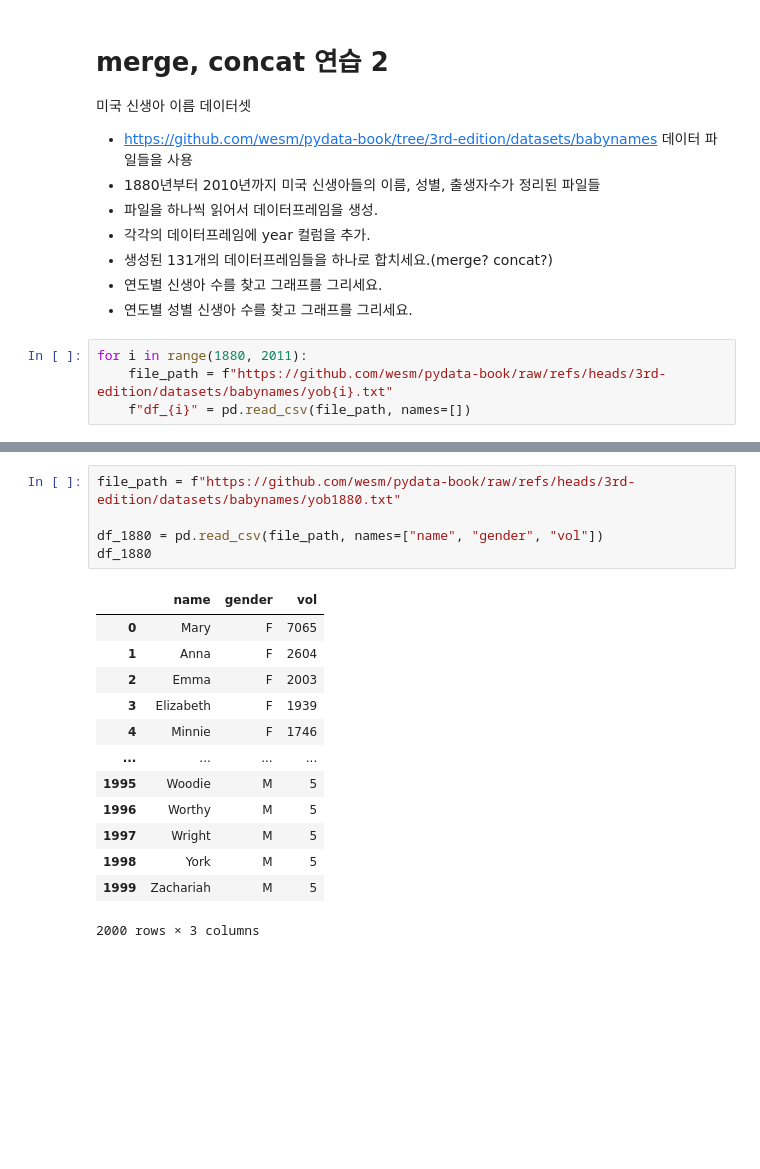
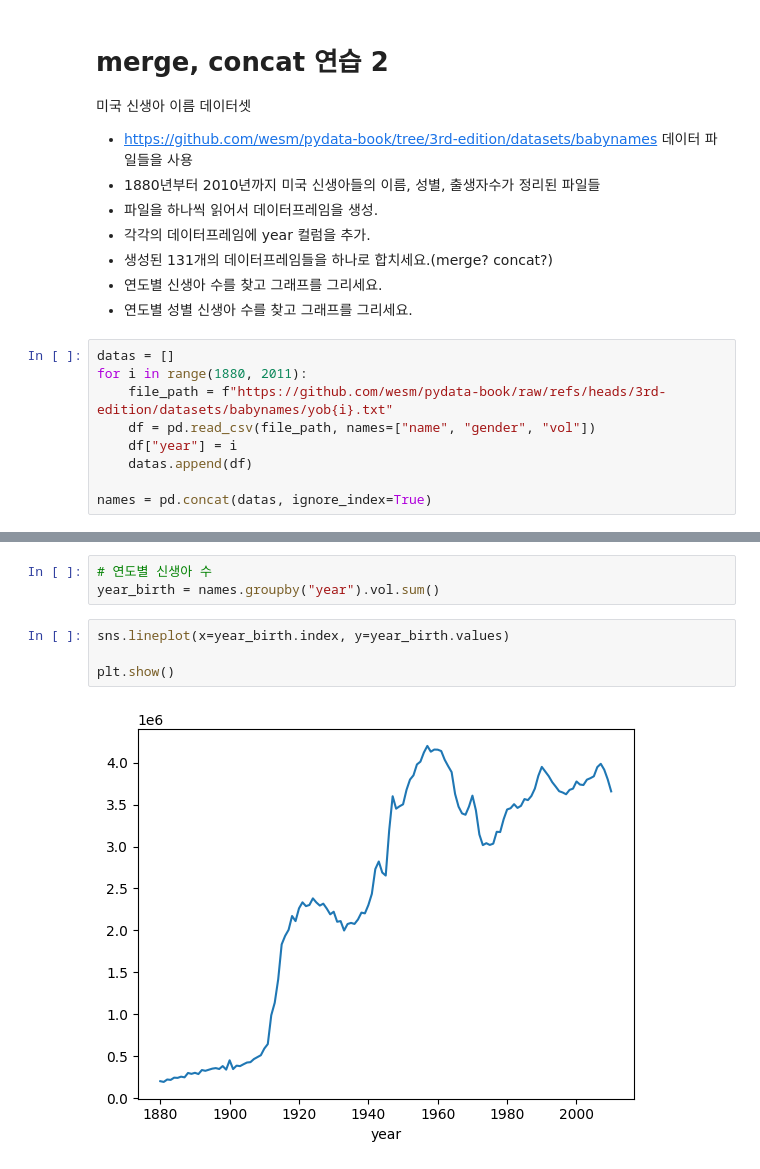
Before and after one commit to YounJJ/202511_BD53, a Jupyter notebook: lab_python/da10_merge.ipynb, the cells around one changed output, grey strips where cells are left out. Drawn from its saved outputs; the diff is of its cells as text; blank space fills up the shorter version.

Commit message:
merge, concat

```diff
--- a/lab_python/da10_merge.ipynb
+++ b/lab_python/da10_merge.ipynb
@@ -877,6 +877,11 @@ plt.show()
 *   연도별 신생아 수를 찾고 그래프를 그리세요.
 *   연도별 성별 신생아 수를 찾고 그래프를 그리세요.
 # %%
+datas = []
 for i in range(1880, 2011):
     file_path = f"https://github.com/wesm/pydata-book/raw/refs/heads/3rd-edition/datasets/babynames/yob{i}.txt"
-    f"df_{i}" = pd.read_csv(file_path, names=[])
+    df = pd.read_csv(file_path, names=["name", "gender", "vol"])
+    df["year"] = i
+    datas.append(df)
+
+names = pd.concat(datas, ignore_index=True)
@@ -883,19 +895,9 @@ for i in range(1880, 2011):
-# %%
-file_path = f"https://github.com/wesm/pydata-book/raw/refs/heads/3rd-edition/datasets/babynames/yob1880.txt"
-
-df_1880 = pd.read_csv(file_path, names=["name", "gender", "vol"])
-df_1880
-# %% [output]
-|  | name | gender | vol |
-| 0 | Mary | F | 7065 |
-| 1 | Anna | F | 2604 |
-| 2 | Emma | F | 2003 |
-| 3 | Elizabeth | F | 1939 |
-| 4 | Minnie | F | 1746 |
-| ... | ... | ... | ... |
-| 1995 | Woodie | M | 5 |
-| 1996 | Worthy | M | 5 |
-| 1997 | Wright | M | 5 |
-| 1998 | York | M | 5 |
-| 1999 | Zachariah | M | 5 |
-2000 rows × 3 columns
+# %%
+# 연도별 신생아 수
+year_birth = names.groupby("year").vol.sum()
+# %%
+sns.lineplot(x=year_birth.index, y=year_birth.values)
+
+plt.show()
+# %% [output]
+[figure, added]
```
Also changed, not shown: parts of 3 cells of this notebook.
